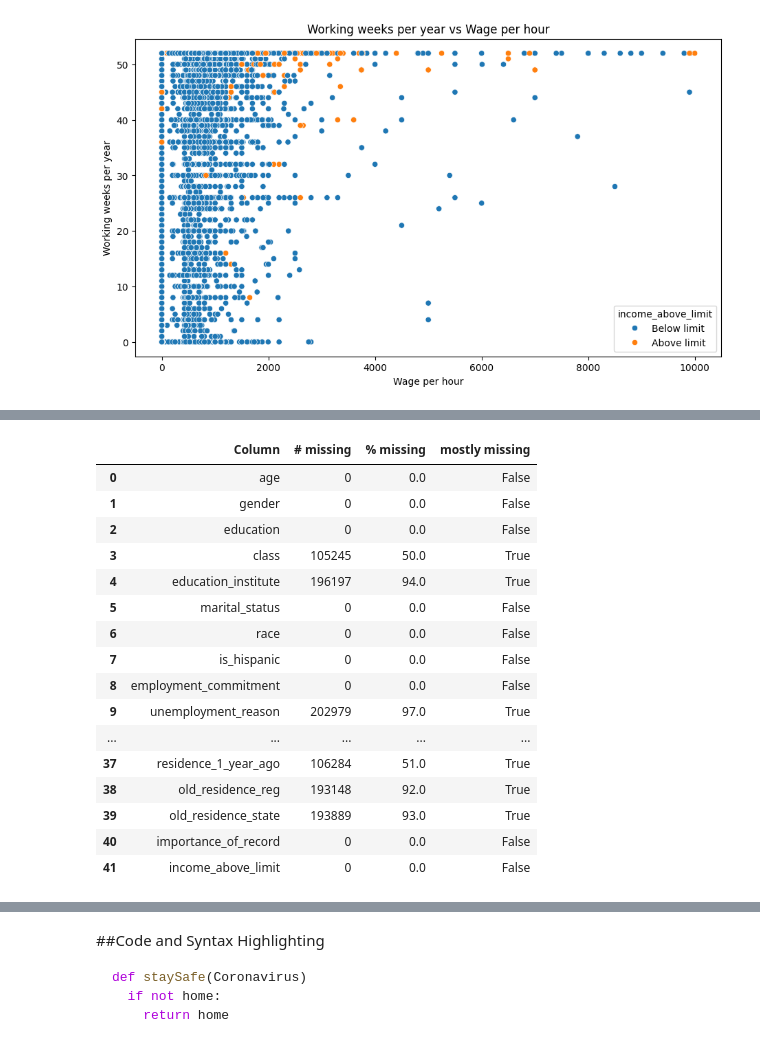
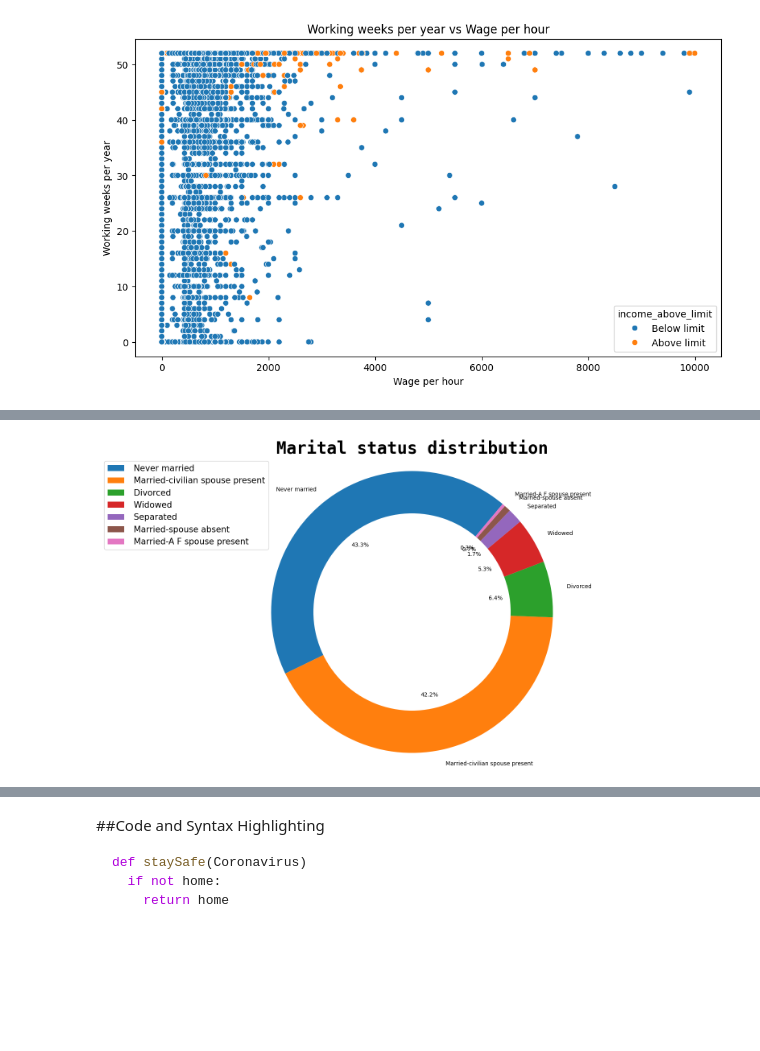
Before and after one commit to jatin-thakur-20/IIP-Project_2, a Jupyter notebook: iip_project_start.ipynb, the cells around one changed output, grey strips where cells are left out. Saved outputs shown, nothing was run; the diff lists cells and outputs as text; code cells hidden in the pictures; blank space fills up the shorter version.

```diff
--- a/iip_project_start.ipynb
+++ b/iip_project_start.ipynb
@@ -323,22 +296,0 @@ missing_df
-# %%
-missing_df.columns.values #missing data
-missing_df['mostly missing'] =  missing_df['% missing'].apply(lambda x : True if x>40.0 else False)
-missing_df
-# %% [output]
-|  | Column | # missing | % missing | mostly missing |
-| 0 | age | 0 | 0.0 | False |
-| 1 | gender | 0 | 0.0 | False |
-| 2 | education | 0 | 0.0 | False |
-| 3 | class | 105245 | 50.0 | True |
-| 4 | education_institute | 196197 | 94.0 | True |
-| 5 | marital_status | 0 | 0.0 | False |
-| 6 | race | 0 | 0.0 | False |
-| 7 | is_hispanic | 0 | 0.0 | False |
-| 8 | employment_commitment | 0 | 0.0 | False |
-| 9 | unemployment_reason | 202979 | 97.0 | True |
-| ... | ... | ... | ... | ... |
-| 37 | residence_1_year_ago | 106284 | 51.0 | True |
-| 38 | old_residence_reg | 193148 | 92.0 | True |
-| 39 | old_residence_state | 193889 | 93.0 | True |
-| 40 | importance_of_record | 0 | 0.0 | False |
-| 41 | income_above_limit | 0 | 0.0 | False |
@@ -347,3 +297,19 @@ major_missing_cols = list(x for x in missing_df['Column'] if bool(missing_df[mis
+# %%
+marital = df['marital_status'].value_counts()
+
+plt.figure(figsize=(20, 10))
+plt.pie(marital.values, labels=marital.index,
+        startangle=50, autopct='%1.1f%%')
+centre_circle = plt.Circle((0, 0), 0.7, fc='white')
+fig = plt.gcf()
+fig.gca().add_artist(centre_circle)
+plt.title('Marital status distribution', fontdict={
+          'fontname': 'Monospace', 'fontsize': 30, 'fontweight': 'bold'})
+plt.axis('equal')
+plt.legend(prop={'size': 15},loc='upper left')
+plt.show()
+# %% [output]
+[figure, added]
 # %% [markdown]
 ## Links and Images
 
```
Also changed, not shown: parts of 96 cells of this notebook, 2 other files.
